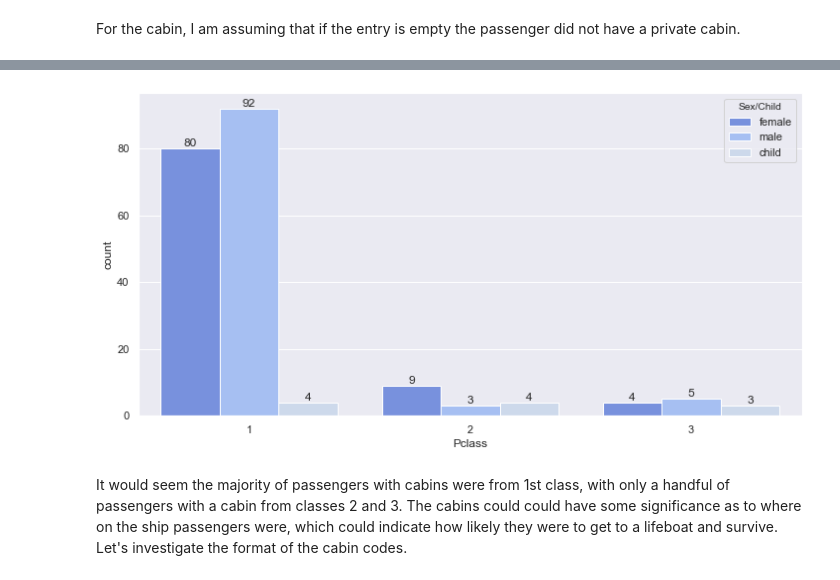
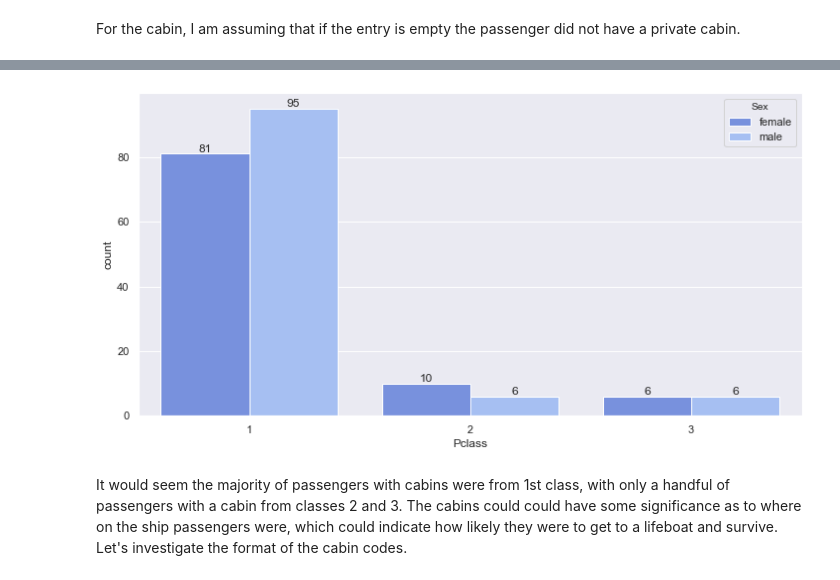
Before and after one commit to nickhill97/titanic, a Jupyter notebook: notebooks/eda.ipynb, the cells around one changed output, grey strips where cells are left out. Saved outputs shown, nothing was run; the diff lists cells and outputs as text; code cells hidden in the pictures.

```diff
--- a/notebooks/eda.ipynb
+++ b/notebooks/eda.ipynb
@@ -367,5 +287,3 @@ Most people boarded at Southampton. I will replce the missing two values with 'S
-# %%
-titanic_df["Embarked"] = titanic_df["Embarked"].fillna('S')
 # %% [markdown]
 Now let's look if the location that the passengers embarked has any predictive value for survival.
 # %%
@@ -456,3 +371,0 @@ I think a good idea would be to include in the Sex column a child category that
-# %%
-titanic_df['Sex/Child'] = titanic_df.apply(lambda row: row['Sex'] if (row['Age'] > 12) else "child", axis=1)
-titanic_df.drop('Sex', inplace=True, axis=1)
@@ -461,10 +371,0 @@ titanic_df.drop('Sex', inplace=True, axis=1)
-# %%
-plt.figure(figsize=(12,6))
-ax = sns.countplot(titanic_df["Sex/Child"])
-plt.title('Sex/Child Distribution')
-plt.ylabel('Count')
-
-for p in ax.patches:
-    x = p.get_bbox().get_points()[:,0]
-    y = p.get_bbox().get_points()[1,1]
-    ax.annotate(f'{round(100*(y/ncount), 1)}%', (x.mean(), y), ha='center', va='bottom')
@@ -482,8 +371,0 @@ Text(0, 0.5, 'Count')
-# %%
-survival_by_sex = titanic_df.pivot_table(values='PassengerId', index='Sex/Child', columns='Survived', aggfunc='count')
-
-for x in ['female', 'male', 'child']:
-    survival_rate = 100*survival_by_sex[1].loc[x]/(survival_by_sex[0].loc[x] + survival_by_sex[1].loc[x])
-    print(f'{x.capitalize()} survival rate: {round(survival_rate, 1)}%')
-
-survival_by_sex
@@ -571,15 +444,15 @@ Name: Cabin, dtype: object
 # %%
 passengers_with_cabins = titanic_df[pd.notnull(titanic_df['Cabin'])]
 plt.figure(figsize=(12,6))
-ax = sns.countplot(passengers_with_cabins['Pclass'].astype('category'), hue=passengers_with_cabins['Sex/Child'])
+ax = sns.countplot(passengers_with_cabins['Pclass'].astype('category'), hue=passengers_with_cabins['Sex'])
 
 
 for p in ax.patches:
     x = p.get_bbox().get_points()[:,0]
     y = p.get_bbox().get_points()[1,1]
     ax.annotate(f'{int(y)}', (x.mean(), y), ha='center', va='bottom')
 # %% [output]
-[figure, old version]
+[figure, new version]
 # %% [markdown]
 It would seem the majority of passengers with cabins were from 1st class, with only a handful of passengers with a cabin from classes 2 and 3. The cabins could could have some significance as to where on the ship passengers were, which could indicate how likely they were to get to a lifeboat and survive. Let's investigate the format of the cabin codes.
 # %%
```
Also changed, not shown: parts of 42 cells of this notebook, 1 other file.
